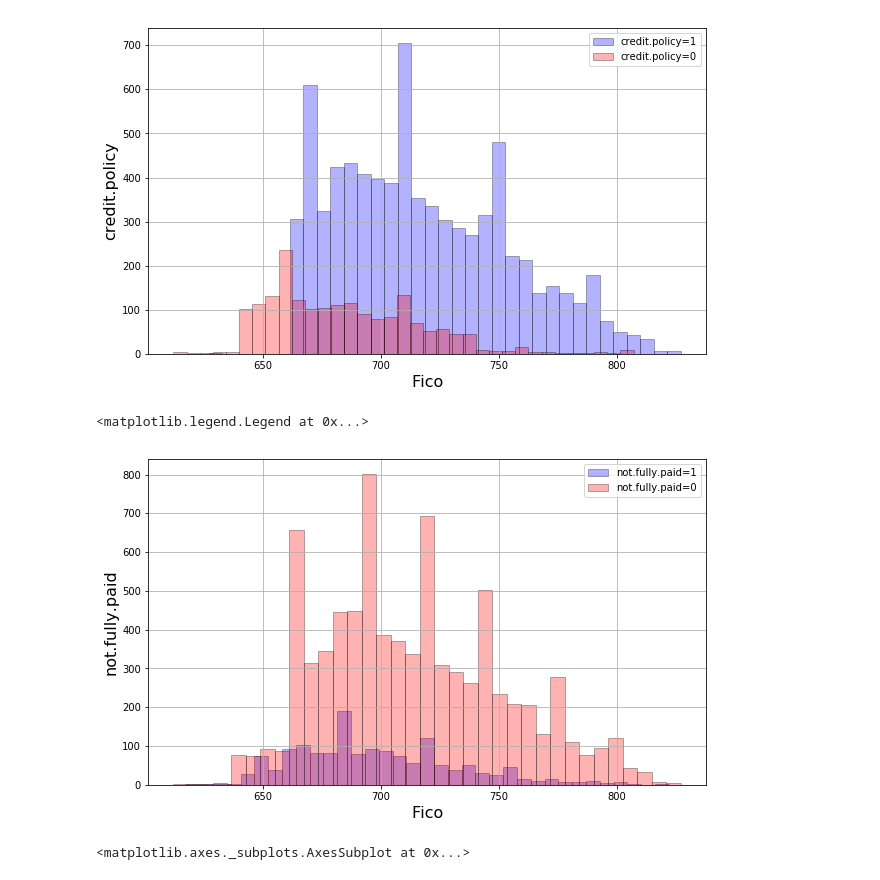
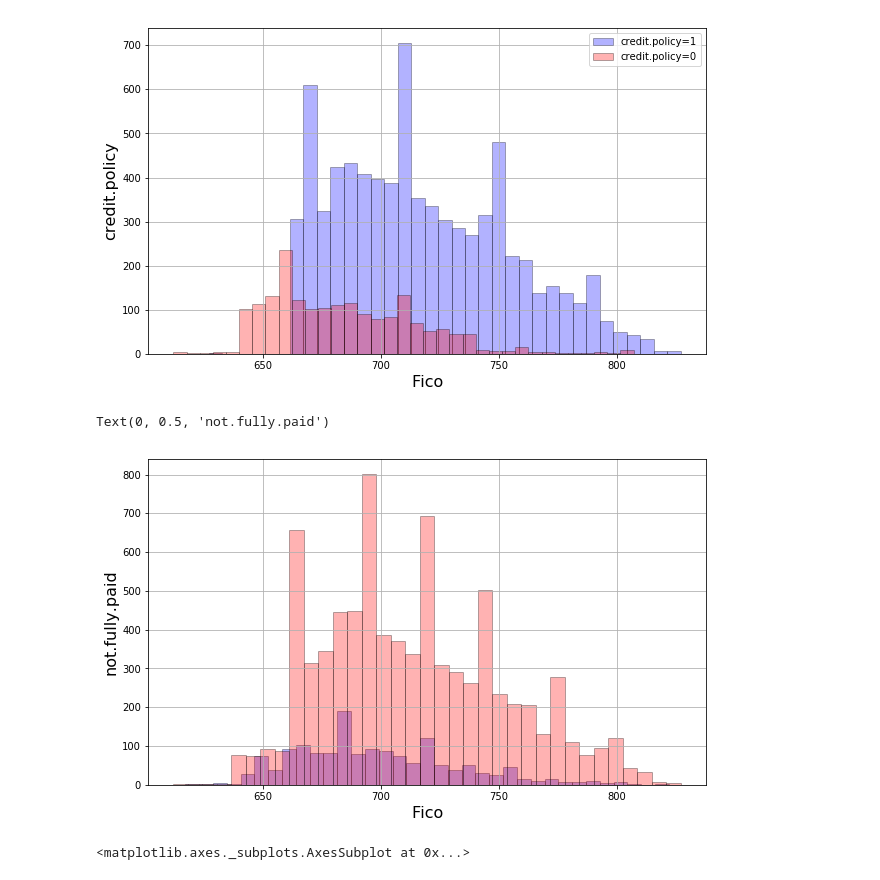
Before and after one commit to BrianAKass/Machine-Learning-Projects, a Jupyter notebook: PML Projects/11-04 Decision Trees and Random forests Review.ipynb, the cells around one changed output. Drawn from its saved outputs; the diff is of its cells as text; code cells hidden in the pictures.

```diff
--- a/PML Projects/11-04 Decision Trees and Random forests Review.ipynb
+++ b/PML Projects/11-04 Decision Trees and Random forests Review.ipynb
@@ -66,13 +66,12 @@ plt.legend()
 # %%
 plt.figure(figsize=(10,6))
 loans[loans['not.fully.paid']==1]['fico'].hist(color='blue',alpha=0.3,bins=35,edgecolor='black',label='not.fully.paid=1')
 loans[loans['not.fully.paid']==0]['fico'].hist(color='red',alpha=0.3,bins=35,edgecolor='black',label='not.fully.paid=0')
 plt.xlabel('Fico', fontsize=16)
 plt.ylabel('not.fully.paid', fontsize=16)
-plt.figure(figsize=(10,6))plt.legend()
 # %% [output]
-<matplotlib.legend.Legend at 0x...>
+Text(0, 0.5, 'not.fully.paid')
-[figure, old version]
+[figure, new version]
 # %%
 plt.figure(figsize=(14,8))
 sns.countplot(hue='not.fully.paid', x='purpose',data=loans)
```
Also changed, not shown: parts of 14 cells of this notebook.
